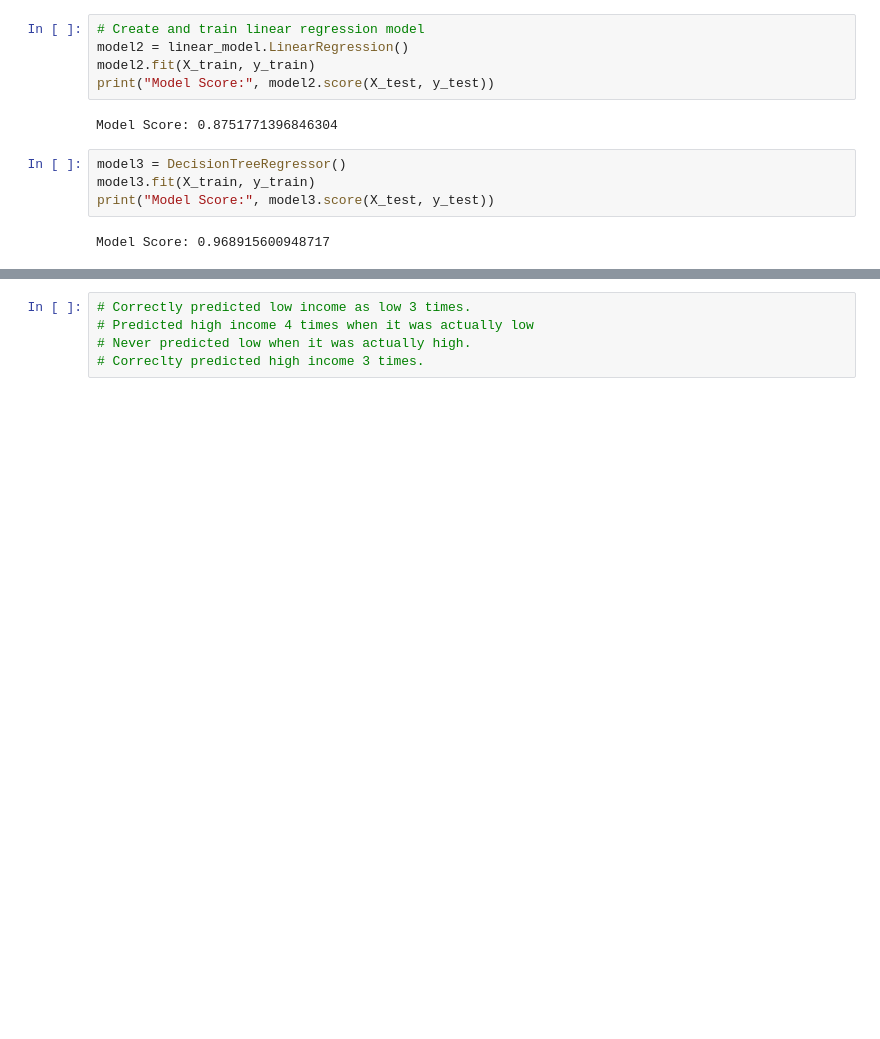
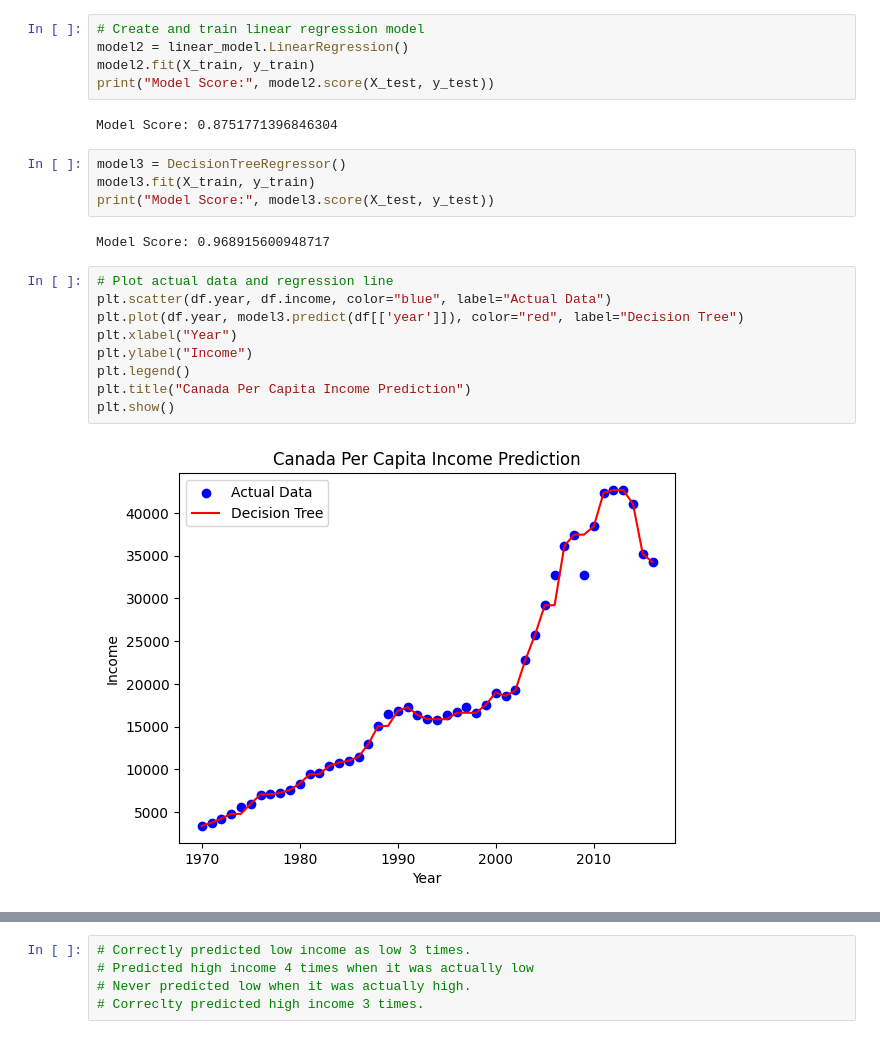
Before and after one commit to jacobfrancisr1/csc180, a Jupyter notebook: Excercises/Excercise-2.ipynb, the cells around one changed output, grey strips where cells are left out. Cells and saved outputs as stored; diff of their text form; blank space fills up the shorter version.

```diff
--- a/Excercises/Excercise-2.ipynb
+++ b/Excercises/Excercise-2.ipynb
@@ -71,6 +71,17 @@ model3.fit(X_train, y_train)
 print("Model Score:", model3.score(X_test, y_test))
 # %% [output]
 Model Score: 0.968915600948717
+# %%
+# Plot actual data and regression line
+plt.scatter(df.year, df.income, color="blue", label="Actual Data")
+plt.plot(df.year, model3.predict(df[['year']]), color="red", label="Decision Tree")
+plt.xlabel("Year")
+plt.ylabel("Income")
+plt.legend()
+plt.title("Canada Per Capita Income Prediction")
+plt.show()
+# %% [output]
+[figure, added]
 # %%
 model4 = RandomForestRegressor()
 model4.fit(X_train, y_train)
```
Also changed, not shown: parts of 3 cells of this notebook, 6 other files.
